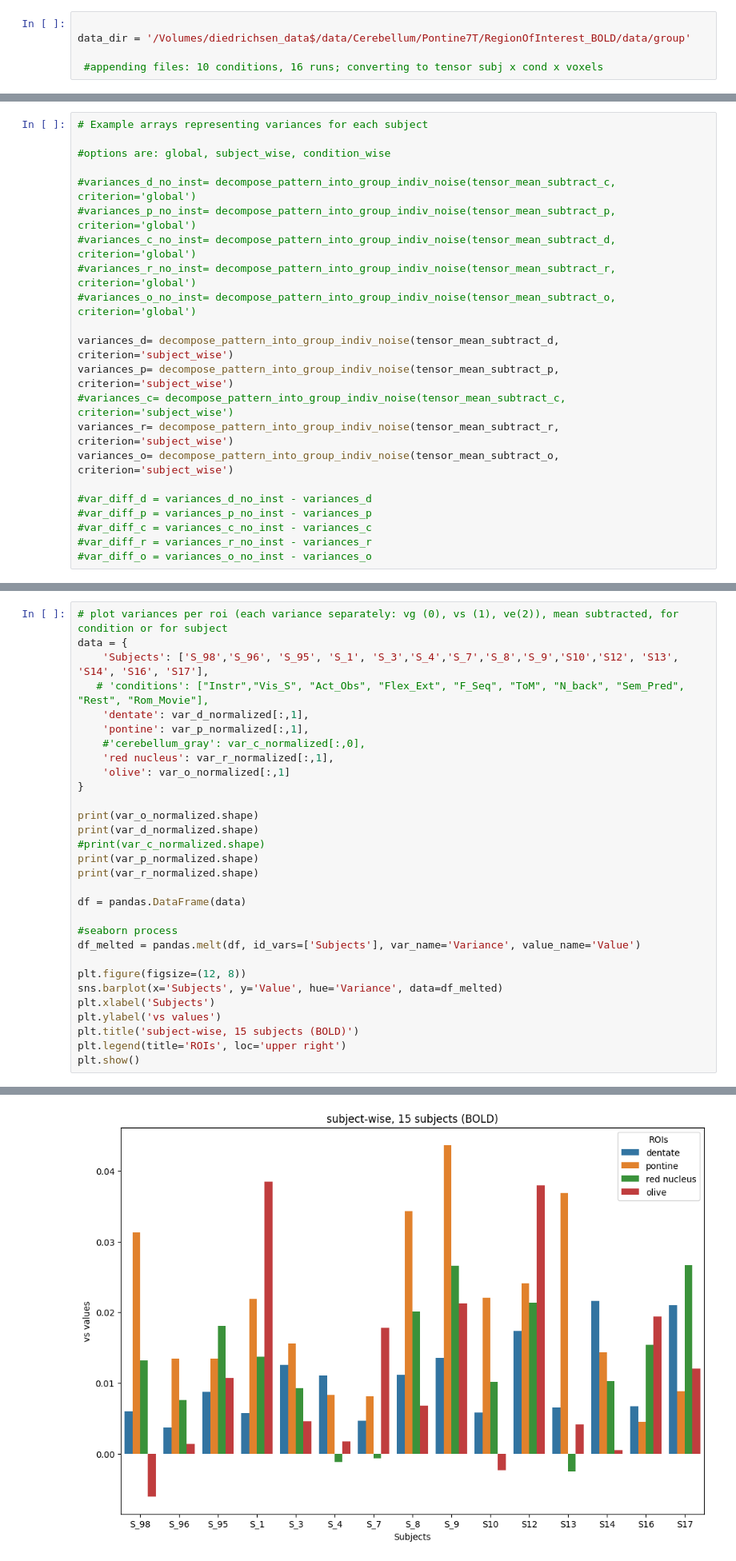
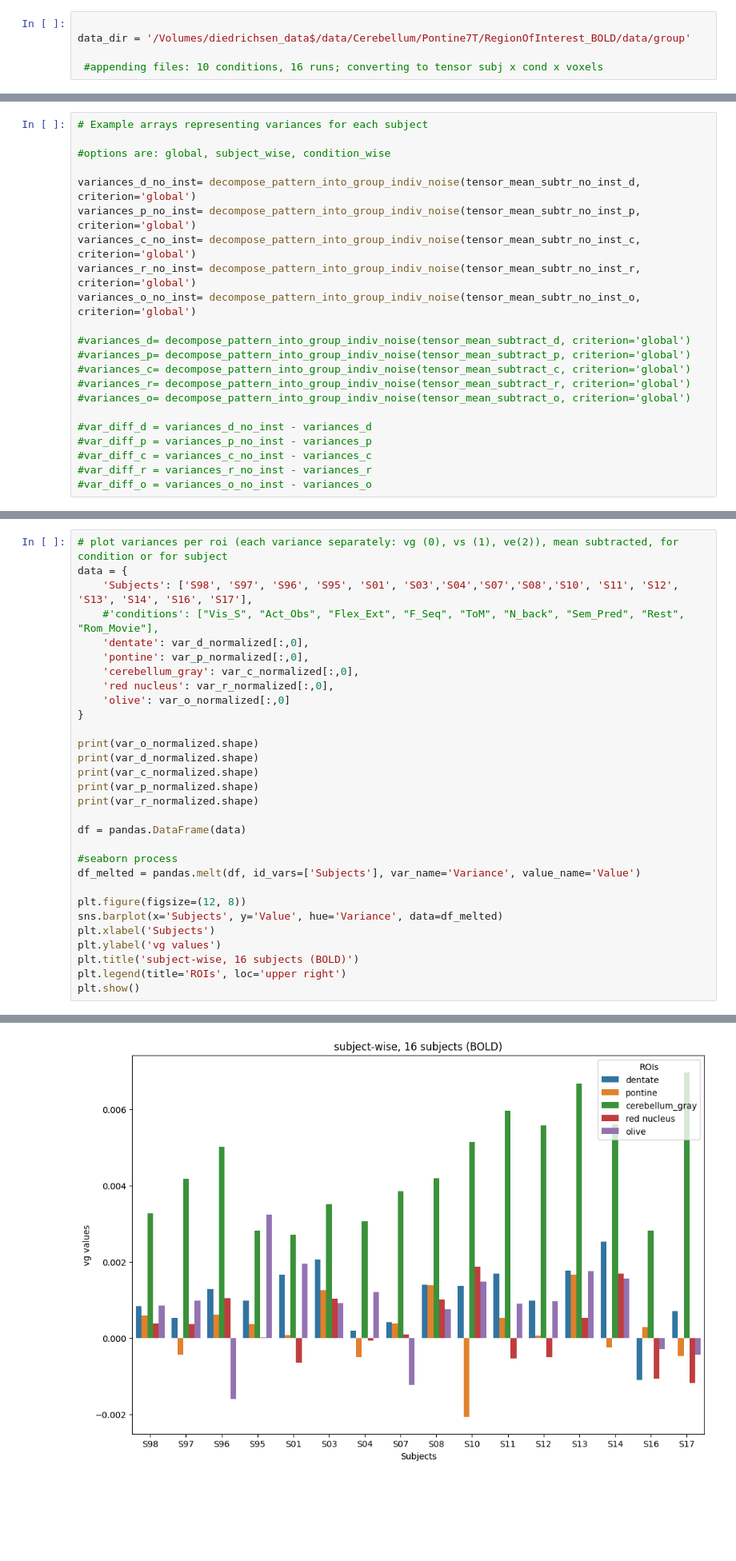
Before and after one commit to DiedrichsenLab/Pontine7T, a Jupyter notebook: notebooks/plots_decomp_var.ipynb, the cells around one changed output, grey strips where cells are left out. Shown at 80% size. Cells and saved outputs as stored; diff of their text form; blank space fills up the shorter version.

```diff
--- a/notebooks/plots_decomp_var.ipynb
+++ b/notebooks/plots_decomp_var.ipynb
@@ -442,17 +444,17 @@ print(tensor_mean_subtract_o[0].shape)
 
 #options are: global, subject_wise, condition_wise
 
-#variances_d_no_inst= decompose_pattern_into_group_indiv_noise(tensor_mean_subtract_c, criterion='global')
-#variances_p_no_inst= decompose_pattern_into_group_indiv_noise(tensor_mean_subtract_p, criterion='global')
-#variances_c_no_inst= decompose_pattern_into_group_indiv_noise(tensor_mean_subtract_d, criterion='global')
-#variances_r_no_inst= decompose_pattern_into_group_indiv_noise(tensor_mean_subtract_r, criterion='global')
-#variances_o_no_inst= decompose_pattern_into_group_indiv_noise(tensor_mean_subtract_o, criterion='global')
+variances_d_no_inst= decompose_pattern_into_group_indiv_noise(tensor_mean_subtr_no_inst_d, criterion='global')
+variances_p_no_inst= decompose_pattern_into_group_indiv_noise(tensor_mean_subtr_no_inst_p, criterion='global')
+variances_c_no_inst= decompose_pattern_into_group_indiv_noise(tensor_mean_subtr_no_inst_c, criterion='global')
+variances_r_no_inst= decompose_pattern_into_group_indiv_noise(tensor_mean_subtr_no_inst_r, criterion='global')
+variances_o_no_inst= decompose_pattern_into_group_indiv_noise(tensor_mean_subtr_no_inst_o, criterion='global')
 
-variances_d= decompose_pattern_into_group_indiv_noise(tensor_mean_subtract_d, criterion='subject_wise')
-variances_p= decompose_pattern_into_group_indiv_noise(tensor_mean_subtract_p, criterion='subject_wise')
-#variances_c= decompose_pattern_into_group_indiv_noise(tensor_mean_subtract_c, criterion='subject_wise')
-variances_r= decompose_pattern_into_group_indiv_noise(tensor_mean_subtract_r, criterion='subject_wise')
-variances_o= decompose_pattern_into_group_indiv_noise(tensor_mean_subtract_o, criterion='subject_wise')
+#variances_d= decompose_pattern_into_group_indiv_noise(tensor_mean_subtract_d, criterion='global')
+#variances_p= decompose_pattern_into_group_indiv_noise(tensor_mean_subtract_p, criterion='global')
+#variances_c= decompose_pattern_into_group_indiv_noise(tensor_mean_subtract_c, criterion='global')
+#variances_r= decompose_pattern_into_group_indiv_noise(tensor_mean_subtract_r, criterion='global')
+#variances_o= decompose_pattern_into_group_indiv_noise(tensor_mean_subtract_o, criterion='global')
 
 #var_diff_d = variances_d_no_inst - variances_d
 #var_diff_p = variances_p_no_inst - variances_p
@@ -512,18 +500,18 @@ print(var_r_normalized)
 # %%
 # plot variances per roi (each variance separately: vg (0), vs (1), ve(2)), mean subtracted, for condition or for subject
 data = {
-    'Subjects': ['S_98','S_96', 'S_95', 'S_1', 'S_3','S_4','S_7','S_8','S_9','S10','S12', 'S13', 'S14', 'S16', 'S17'],
-   # 'conditions': ["Instr","Vis_S", "Act_Obs", "Flex_Ext", "F_Seq", "ToM", "N_back", "Sem_Pred", "Rest", "Rom_Movie"],
-    'dentate': var_d_normalized[:,1],
-    'pontine': var_p_normalized[:,1],
-    #'cerebellum_gray': var_c_normalized[:,0],
-    'red nucleus': var_r_normalized[:,1],
-    'olive': var_o_normalized[:,1]
+    'Subjects': ['S98', 'S97', 'S96', 'S95', 'S01', 'S03','S04','S07','S08','S10', 'S11', 'S12', 'S13', 'S14', 'S16', 'S17'],
+    #'conditions': ["Vis_S", "Act_Obs", "Flex_Ext", "F_Seq", "ToM", "N_back", "Sem_Pred", "Rest", "Rom_Movie"],
+    'dentate': var_d_normalized[:,0],
+    'pontine': var_p_normalized[:,0],
+    'cerebellum_gray': var_c_normalized[:,0],
+    'red nucleus': var_r_normalized[:,0],
+    'olive': var_o_normalized[:,0]
 }
 
 print(var_o_normalized.shape)
 print(var_d_normalized.shape)
-#print(var_c_normalized.shape)
+print(var_c_normalized.shape)
 print(var_p_normalized.shape)
 print(var_r_normalized.shape)
 
@@ -535,8 +523,8 @@ df_melted = pandas.melt(df, id_vars=['Subjects'], var_name='Variance', value_nam
 plt.figure(figsize=(12, 8))
 sns.barplot(x='Subjects', y='Value', hue='Variance', data=df_melted)
 plt.xlabel('Subjects')
-plt.ylabel('vs values')
-plt.title('subject-wise, 15 subjects (BOLD)')
+plt.ylabel('vg values')
+plt.title('subject-wise, 16 subjects (BOLD)')
 plt.legend(title='ROIs', loc='upper right')
 plt.show()
 # %% [output]
@@ -547,4 +536,4 @@ plt.show()
-[figure, old version]
+[figure, new version]
 # %%
 #Plot subject-wise variance per ROI
 
```
Also changed, not shown: parts of 11 cells of this notebook, 3 other files.
